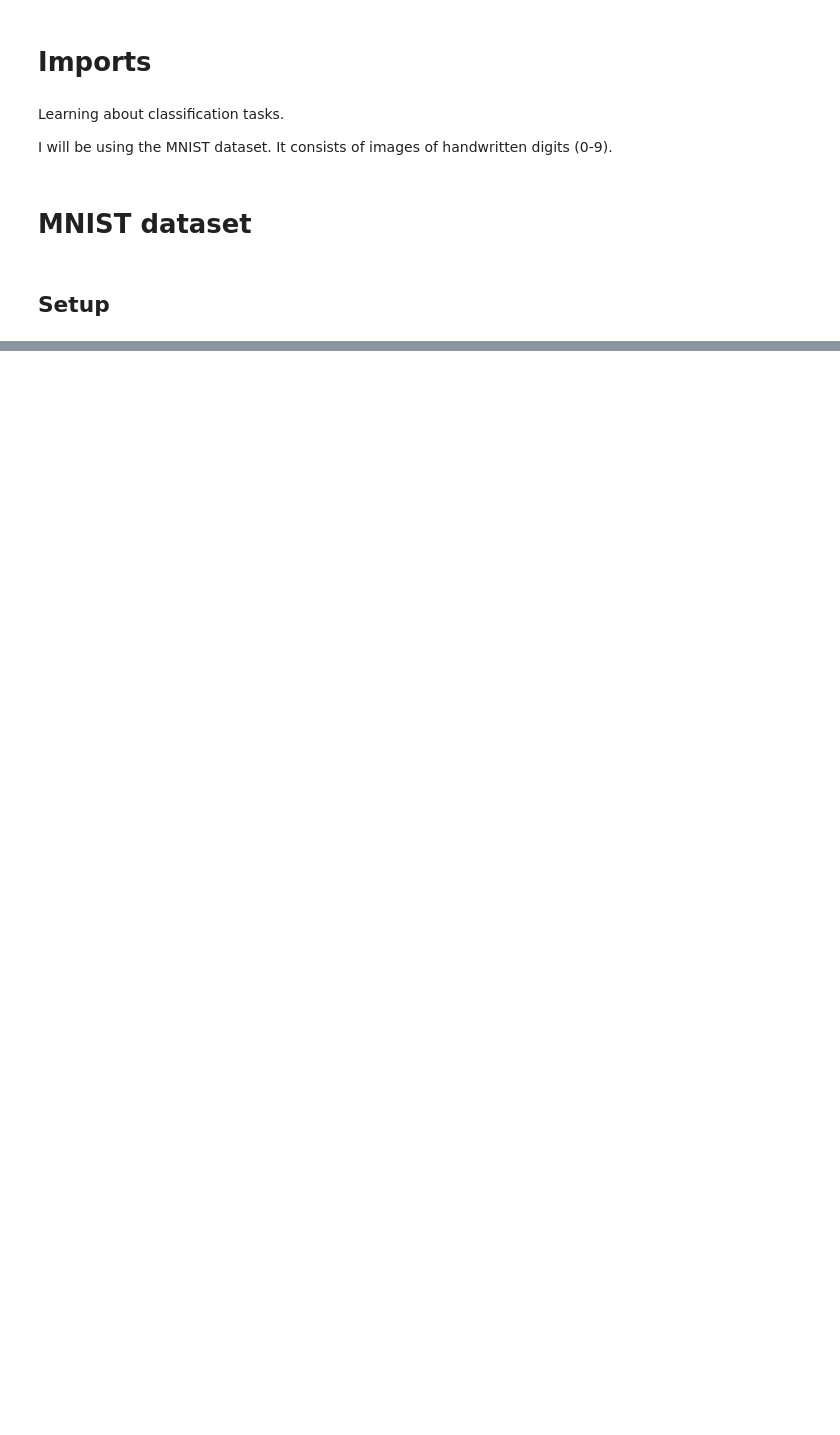
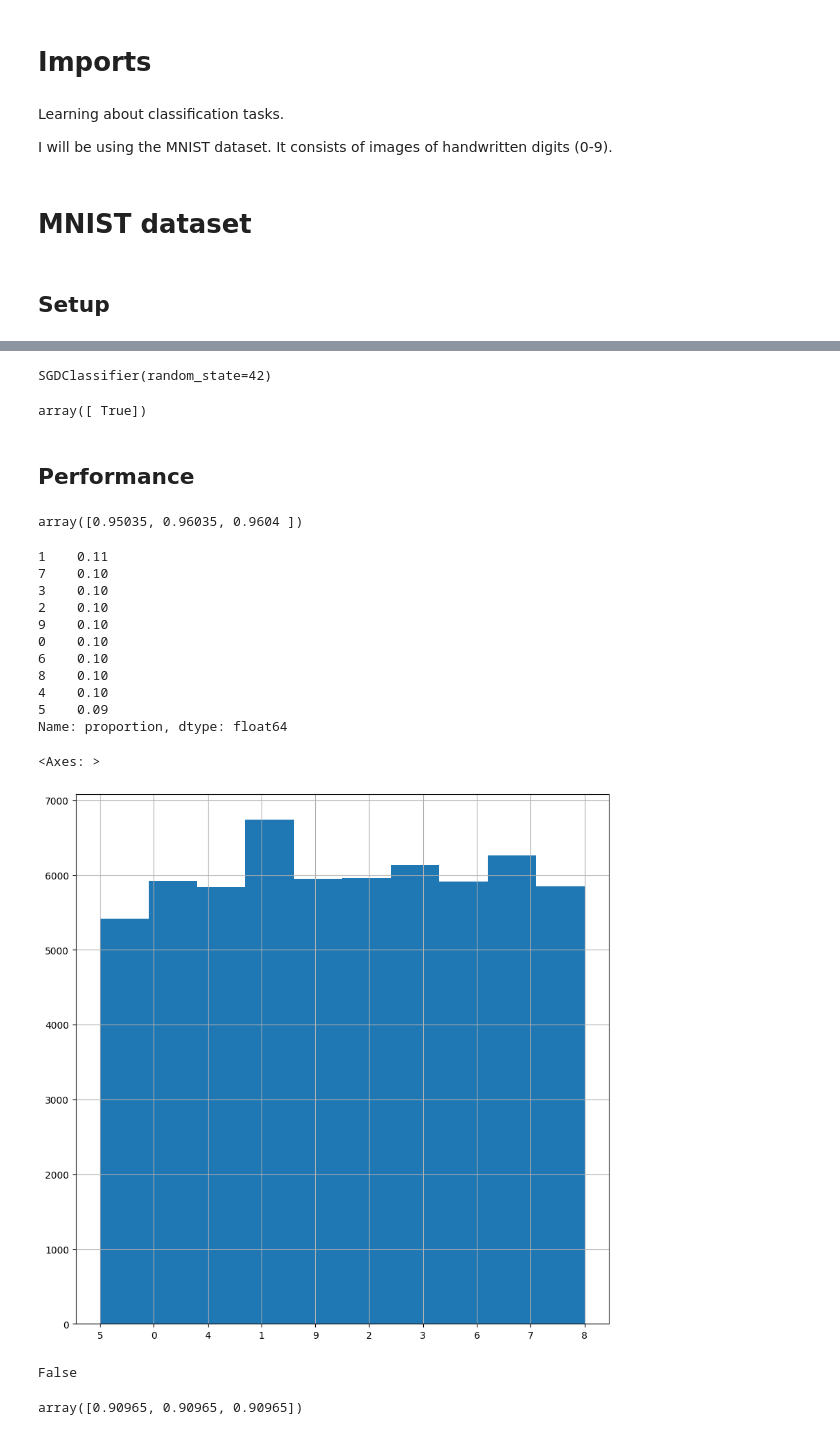
Before and after one commit to MrIsCM/Learning-Machine-Learning, a Jupyter notebook: Notebooks/03_classification.ipynb, the cells around one changed output, grey strips where cells are left out. Drawn from its saved outputs; the diff is of its cells as text; code cells hidden in the pictures; blank space fills up the shorter version.

Commit message:
SGD, Precision/Recall, ROC, AUC, RandomForest

```diff
--- a/Notebooks/03_classification.ipynb
+++ b/Notebooks/03_classification.ipynb
@@ -31,0 +99,59 @@ IMAGE_PATH.mkdir(parents=True, exist_ok=True)
+# %%
+# Starting with the Stochastic Gradient Descent (SGD) classifier
+
+from sklearn.linear_model import SGDClassifier
+
+sgd_clf = SGDClassifier(random_state=42)
+sgd_clf.fit(X_train, y_train_5)
+# %% [output]
+SGDClassifier(random_state=42)
+# %%
+sgd_clf.predict([some_digit])
+# %% [output]
+array([ True])
+# %% [markdown]
+## Performance
+# %%
+# Using cross-val
+
+from sklearn.model_selection import cross_val_score
+
+cross_val_score(sgd_clf, X_train, y_train_5, cv=3, scoring="accuracy")
+# %% [output]
+array([0.95035, 0.96035, 0.9604 ])
+# %%
+# Apparently great. However, only 10% of the images are 5s
+# Quick check
+
+print(pd.Series(y_train).value_counts(normalize=True).round(2))
+pd.Series(y_train).hist(bins=10, figsize=(10, 10))
+# %% [output]
+1    0.11
+7    0.10
+3    0.10
+2    0.10
+9    0.10
+0    0.10
+6    0.10
+8    0.10
+4    0.10
+5    0.09
+Name: proportion, dtype: float64
+<Axes: >
+[figure, added]
+# %%
+# Comparing to a dummy classifier
+
+from sklearn.dummy import DummyClassifier
+
+# This classifier will always predict that the image is not a 5
+dummy_clf = DummyClassifier()
+dummy_clf.fit(X_train, y_train_5)
+print(any(dummy_clf.predict(X_train)))
+# %% [output]
+False
+# %%
+# Looking at cross-val scores
+cross_val_score(dummy_clf, X_train, y_train_5, cv=3, scoring="accuracy")
+# %% [output]
+array([0.90965, 0.90965, 0.90965])
```
Also changed, not shown: parts of 37 cells of this notebook.
